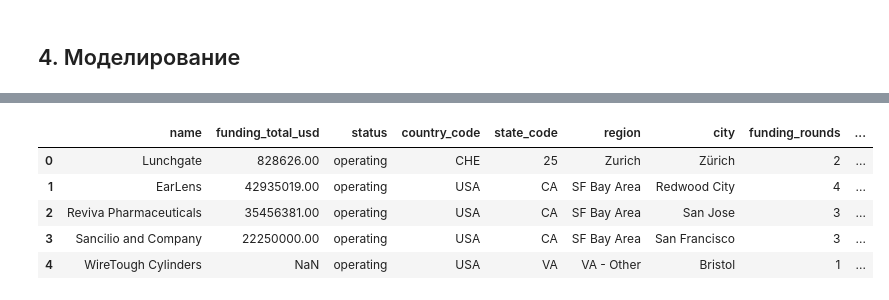
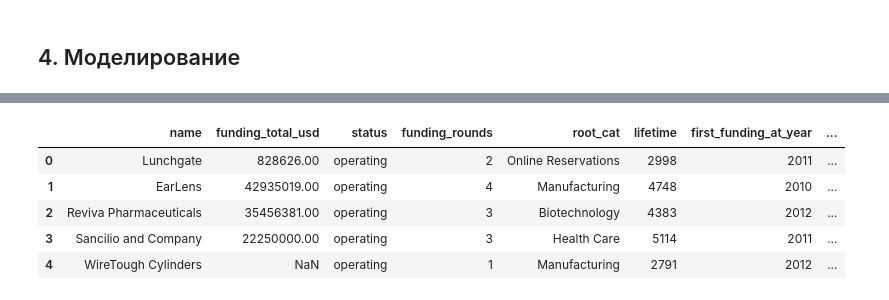
Before and after one commit to onejetpilot/start_up, a Jupyter notebook: start_up_pred.ipynb, the cells around one changed output, grey strips where cells are left out. Saved outputs shown, nothing was run; the diff lists cells and outputs as text; code cells hidden in the pictures.

```diff
--- a/start_up_pred.ipynb
+++ b/start_up_pred.ipynb
@@ -724,9 +699,14 @@ train = fill_city_strategy(train)
+# %%
+# Приведем все значения к нижнему регистру
+train['city'] = train['city'].str.lower()
+test['city'] = test['city'].str.lower()
 # %%
+# Объединяем датасет с городами с датасетом train
 merged_train = pd.merge(
     train,
     city_filtered,
     left_on=['city'],
-    right_on=['city_ascii'],
+    right_on=['City'],
     how='left'
 )
 # %%
@@ -807,3 +752,7 @@ merged_train[merged_train['country'].isna()].head(20)
+# %%
+# Удалим все лишние колонки из обоих датасетов
+merged_train = merged_train.drop(columns=['country_code', 'state_code', 'region', 'city', 'category_list', 'Country', 'City', 'AccentCity', 'Region', 'end_cat'])
+merged_test = merged_test.drop(columns=['country_code', 'state_code', 'region', 'city', 'category_list', 'Country', 'City', 'AccentCity', 'Region', 'end_cat'])
 # %% [markdown]
 ### Вывод
 # %% [markdown]
@@ -918,9 +860,15 @@ calc_vif(train_b)
 ## 4. Моделирование
 # %%
 # Удаляем лишние колонки
-train = train.drop(columns=['category_list',
+merged_train = merged_train.drop(columns=[
                             'first_funding_at',
                             'last_funding_at',
                             'last_funding_at_year',
                             'last_funding_at_month',
                             'last_funding_at_day'])
+merged_test = merged_test.drop(columns=[
+                            'first_funding_at',
+                            'last_funding_at',
+                            'last_funding_at_year',
+                            'last_funding_at_month',
+                            'last_funding_at_day'])
@@ -927,11 +895,11 @@ train = train.drop(columns=['category_list',
 # %%
-train.head()
+merged_train.head()
 # %% [output]
-|  | name | funding_total_usd | status | country_code | state_code | region | city | funding_rounds | ... |
-| 0 | Lunchgate | 828626.00 | operating | CHE | 25 | Zurich | Zürich | 2 | ... |
-| 1 | EarLens | 42935019.00 | operating | USA | CA | SF Bay Area | Redwood City | 4 | ... |
-| 2 | Reviva Pharmaceuticals | 35456381.00 | operating | USA | CA | SF Bay Area | San Jose | 3 | ... |
-| 3 | Sancilio and Company | 22250000.00 | operating | USA | CA | SF Bay Area | San Francisco | 3 | ... |
-| 4 | WireTough Cylinders | NaN | operating | USA | VA | VA - Other | Bristol | 1 | ... |
+|  | name | funding_total_usd | status | funding_rounds | root_cat | lifetime | first_funding_at_year | ... |
+| 0 | Lunchgate | 828626.00 | operating | 2 | Online Reservations | 2998 | 2011 | ... |
+| 1 | EarLens | 42935019.00 | operating | 4 | Manufacturing | 4748 | 2010 | ... |
+| 2 | Reviva Pharmaceuticals | 35456381.00 | operating | 3 | Biotechnology | 4383 | 2012 | ... |
+| 3 | Sancilio and Company | 22250000.00 | operating | 3 | Health Care | 5114 | 2011 | ... |
+| 4 | WireTough Cylinders | NaN | operating | 1 | Manufacturing | 2791 | 2012 | ... |
 # %%
 # Отделим целевой признак от обучающей выборки
```
Also changed, not shown: parts of 60 cells of this notebook.
